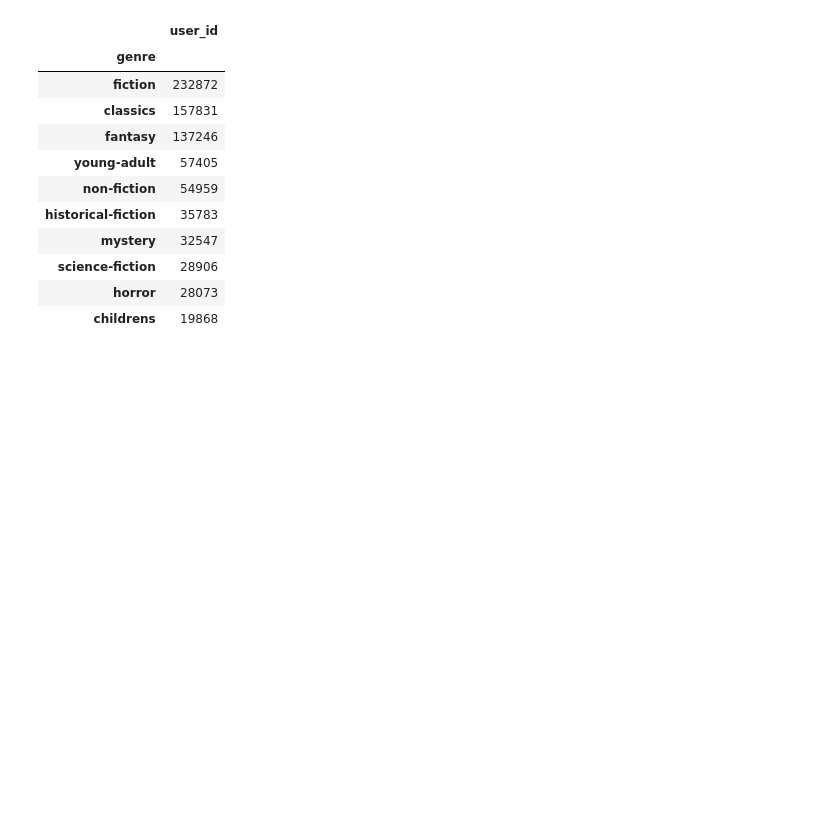
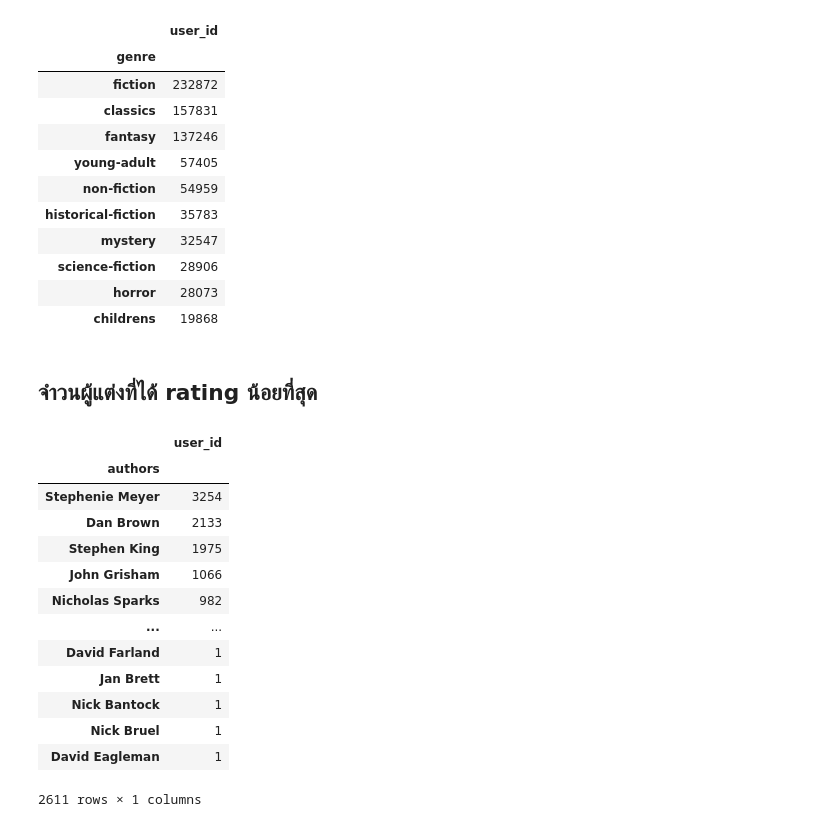
Before and after one commit to Toeylik/kku_data_mining, a Jupyter notebook: Project.ipynb, the cells around one changed output. Drawn from its saved outputs; the diff is of its cells as text; code cells hidden in the pictures; blank space fills up the shorter version.

```diff
--- a/Project.ipynb
+++ b/Project.ipynb
@@ -280,3 +350,24 @@ count_genre.head(10)
 | science-fiction | 28906 |
 | horror | 28073 |
 | childrens | 19868 |
+# %% [markdown]
+## จำวนผู้แต่งที่ได้ rating  น้อยที่สุด
+# %%
+count7 = bookratinglow.groupby('authors').count().sort_values('user_id',ascending = False)
+count_authors2 = count7.drop(columns=['book_id','goodreads_book_id','original_publication_year','original_title','title','language_code','average_rating','ratings_count','medium_image_url','small_image_url','desc','genre','image_url','rating'])
+count_authors2
+# %% [output]
+|  | user_id |
+| authors |  |
+| Stephenie Meyer | 3254 |
+| Dan Brown | 2133 |
+| Stephen King | 1975 |
+| John Grisham | 1066 |
+| Nicholas Sparks | 982 |
+| ... | ... |
+| David Farland | 1 |
+| Jan Brett | 1 |
+| Nick Bantock | 1 |
+| Nick Bruel | 1 |
+| David Eagleman | 1 |
+2611 rows × 1 columns
```
Also changed, not shown: parts of 5 cells of this notebook.
